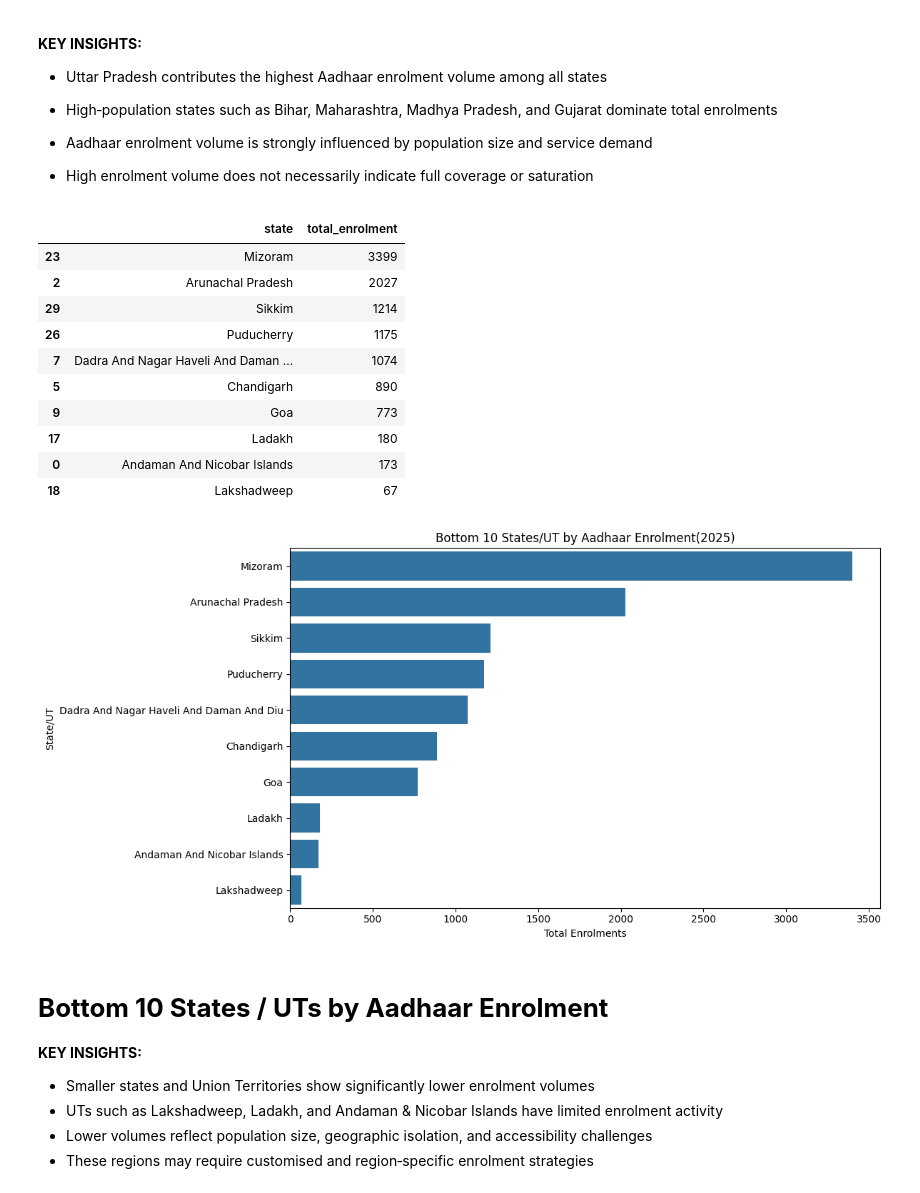
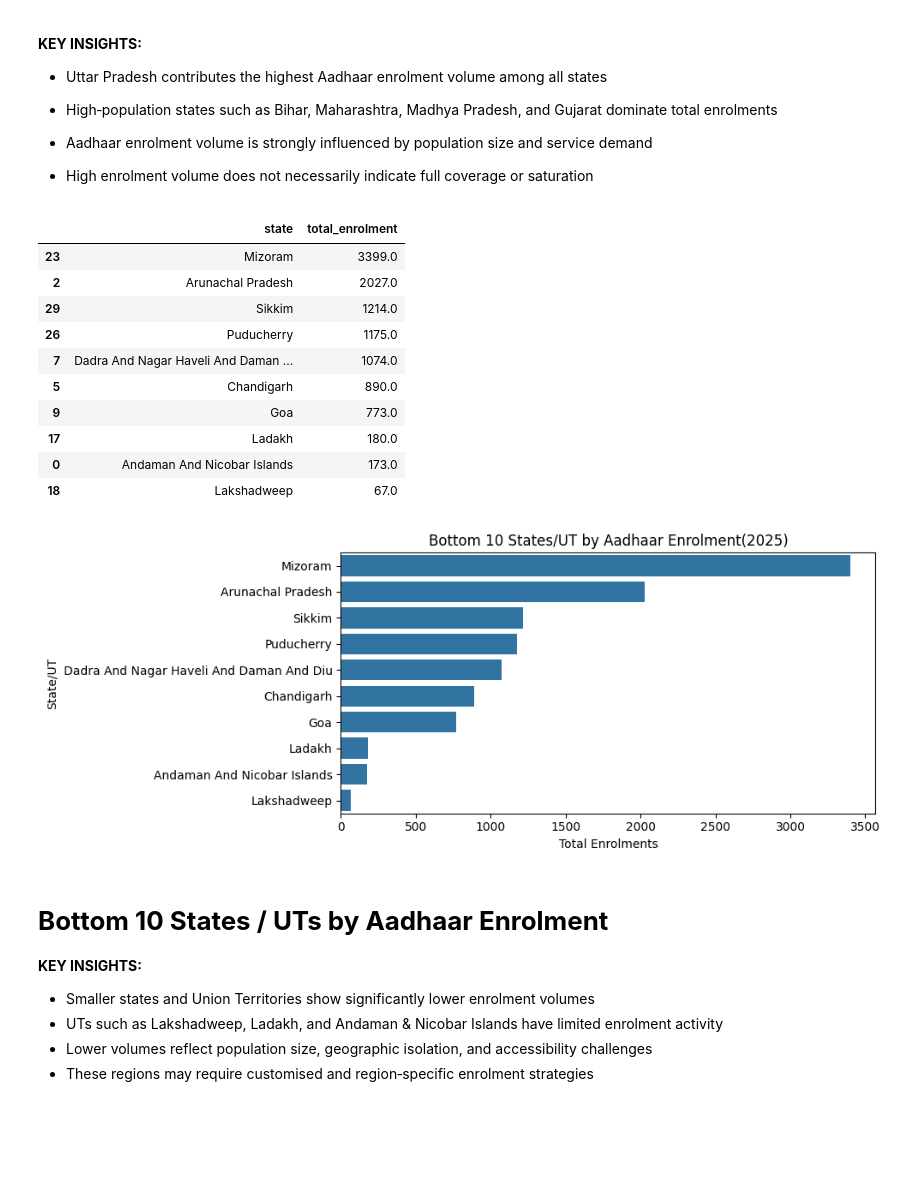
Before and after one commit to NEHALSMITTAL/aadhaar-enrolment-analysis, a Jupyter notebook: Aadhar_Enrolement_Anlysis.ipynb, the cells around one changed output. Drawn from its saved outputs; the diff is of its cells as text; code cells hidden in the pictures; blank space fills up the shorter version.

```diff
--- a/Aadhar_Enrolement_Anlysis.ipynb
+++ b/Aadhar_Enrolement_Anlysis.ipynb
@@ -197,8 +197,7 @@ state_corrections = {
     'the dadra and nagar haveli and daman and diu': 'dadra and nagar haveli and daman and diu',
 
     # Odisha
-    'orissa': 'odisha'
-}
+    'orissa': 'odisha'}
 # %%
 df_clean['state'] = df_clean['state'].replace(state_corrections)
 # %%
@@ -317,28 +316,28 @@ plt.show()
 statewise.tail(10)
 # %% [output]
 |  | state | total_enrolment |
-| 23 | Mizoram | 3399 |
-| 2 | Arunachal Pradesh | 2027 |
-| 29 | Sikkim | 1214 |
-| 26 | Puducherry | 1175 |
-| 7 | Dadra And Nagar Haveli And Daman ... | 1074 |
-| 5 | Chandigarh | 890 |
-| 9 | Goa | 773 |
-| 17 | Ladakh | 180 |
-| 0 | Andaman And Nicobar Islands | 173 |
-| 18 | Lakshadweep | 67 |
+| 23 | Mizoram | 3399.0 |
+| 2 | Arunachal Pradesh | 2027.0 |
+| 29 | Sikkim | 1214.0 |
+| 26 | Puducherry | 1175.0 |
+| 7 | Dadra And Nagar Haveli And Daman ... | 1074.0 |
+| 5 | Chandigarh | 890.0 |
+| 9 | Goa | 773.0 |
+| 17 | Ladakh | 180.0 |
+| 0 | Andaman And Nicobar Islands | 173.0 |
+| 18 | Lakshadweep | 67.0 |
 # %%
-plt.figure(figsize =(12,6))
+plt.figure(figsize =(10,4))
 sns.barplot(data = statewise.tail(10),
             x= 'total_enrolment', y= 'state')
 
 plt.title('Bottom 10 States/UT by Aadhaar Enrolment(2025)')
 plt.xlabel('Total Enrolments')
 plt.ylabel('State/UT')
 plt.tight_layout()
 plt.show()
 # %% [output]
-[figure, old version]
+[figure, new version]
 # %% [markdown]
 # **Bottom 10 States / UTs by Aadhaar Enrolment**
 
```
Also changed, not shown: parts of 33 cells of this notebook.
